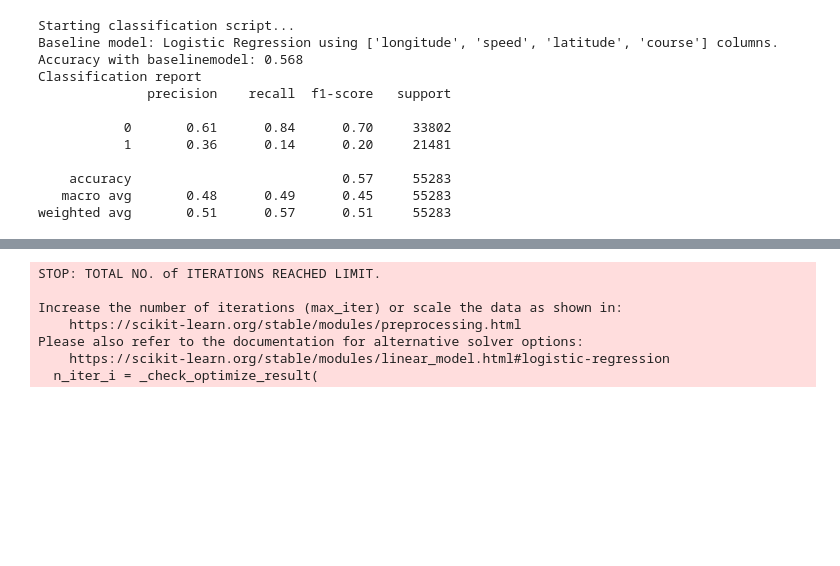
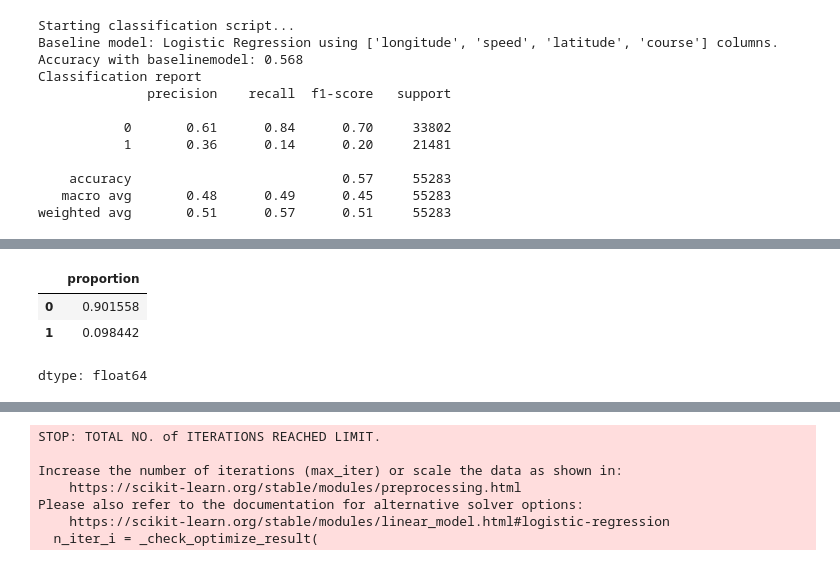
Before and after one commit to manuflores/fishing_classification_project, a Jupyter notebook: classifier.ipynb, the cells around one changed output, grey strips where cells are left out. Saved outputs shown, nothing was run; the diff lists cells and outputs as text; code cells hidden in the pictures; blank space fills up the shorter version.

```diff
--- a/classifier.ipynb
+++ b/classifier.ipynb
@@ -367,0 +391,7 @@ df = df[~df.isnull().any(axis=1)]
+# %%
+pd.Series(y_train[pcs[:,2]>0]).value_counts(True)
+# %% [output]
+|  | proportion |
+| 0 | 0.901558 |
+| 1 | 0.098442 |
+dtype: float64
```
Also changed, not shown: parts of 5 cells of this notebook.
